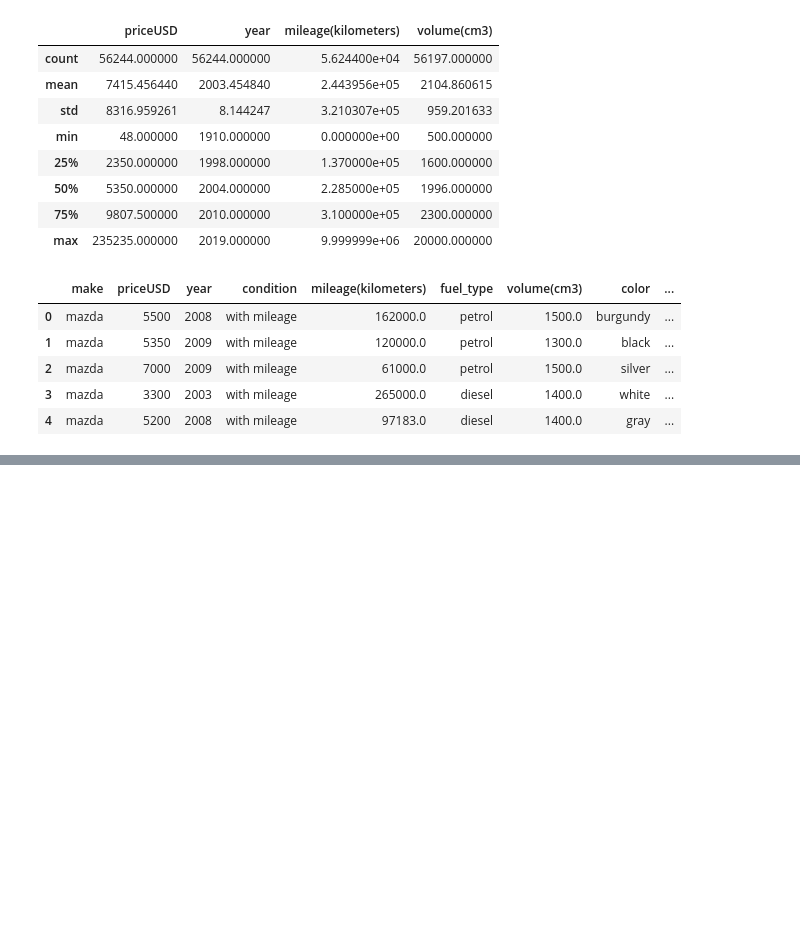
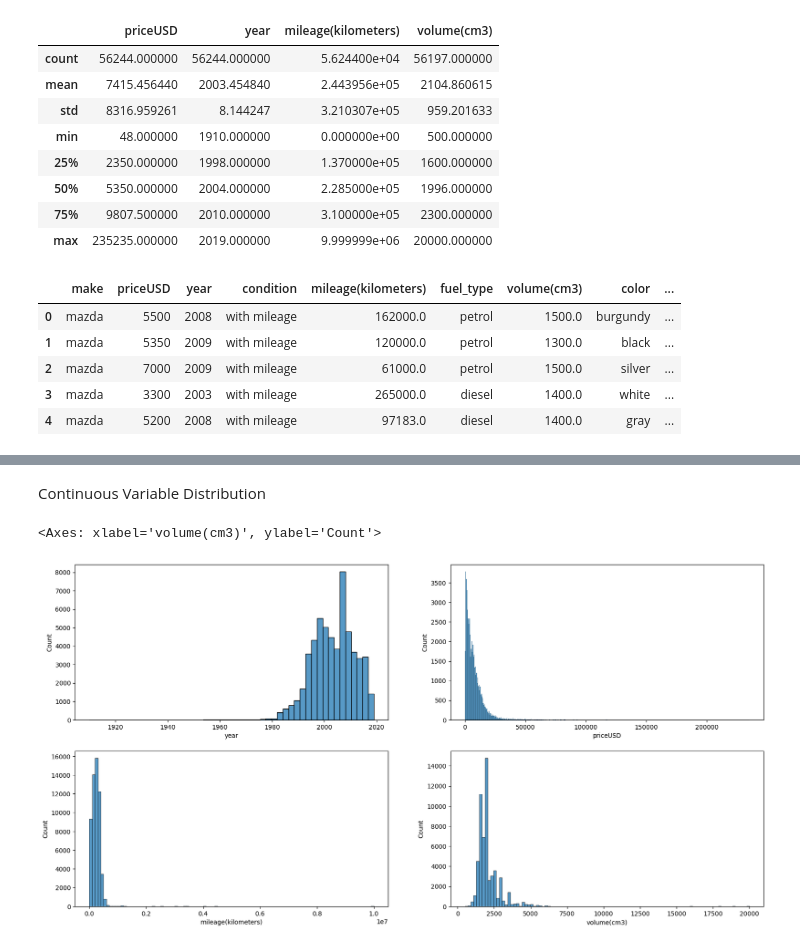
Before and after one commit to Afwanms/DataScientistPorto, a Jupyter notebook: CarPricesPrediction/cars-code.ipynb, the cells around one changed output, grey strips where cells are left out. Saved outputs shown, nothing was run; the diff lists cells and outputs as text; code cells hidden in the pictures; blank space fills up the shorter version.

```diff
--- a/CarPricesPrediction/cars-code.ipynb
+++ b/CarPricesPrediction/cars-code.ipynb
@@ -110,0 +141,11 @@ df.head()
+# %% [markdown]
+Continuous Variable Distribution
+# %%
+fig, ax = plt.subplots(2,2,figsize=(20,10))
+sns.histplot (df['year'], ax=ax[0,0], bins = 50)
+sns.histplot(df['priceUSD'], ax=ax[0,1])
+sns.histplot(df['mileage(kilometers)'], ax=ax[1,0], bins = 100)
+sns.histplot(df['volume(cm3)'], ax=ax[1,1], bins = 100)
+# %% [output]
+<Axes: xlabel='volume(cm3)', ylabel='Count'>
+[figure, added]
```
Also changed, not shown: parts of 4 cells of this notebook, 1 other file.
